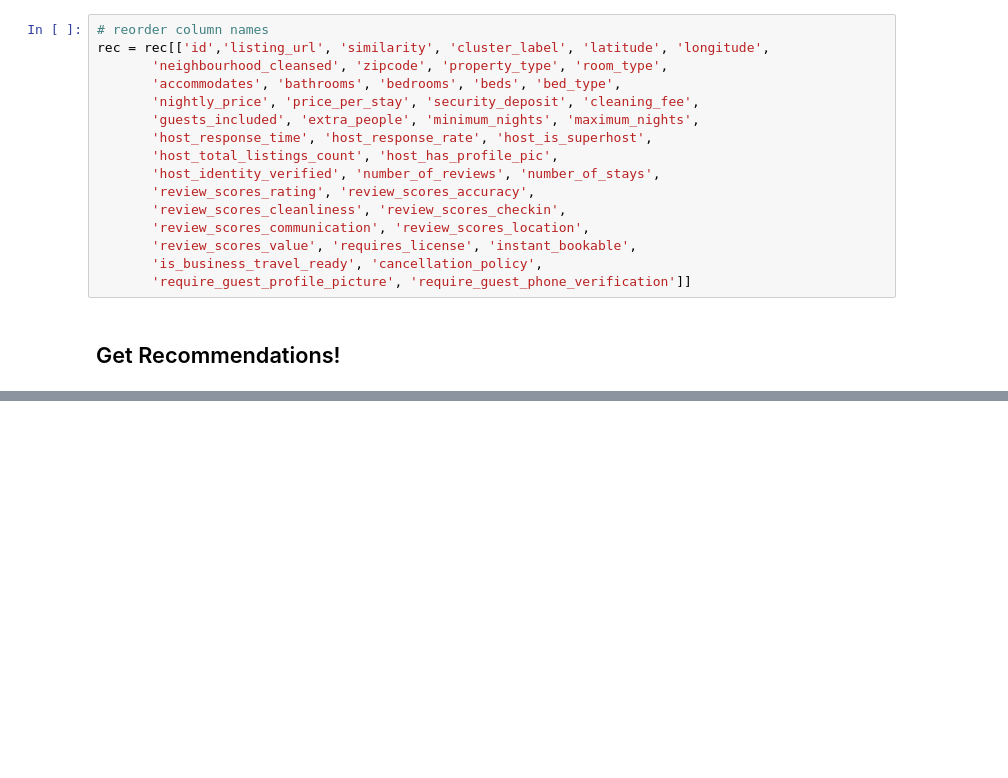
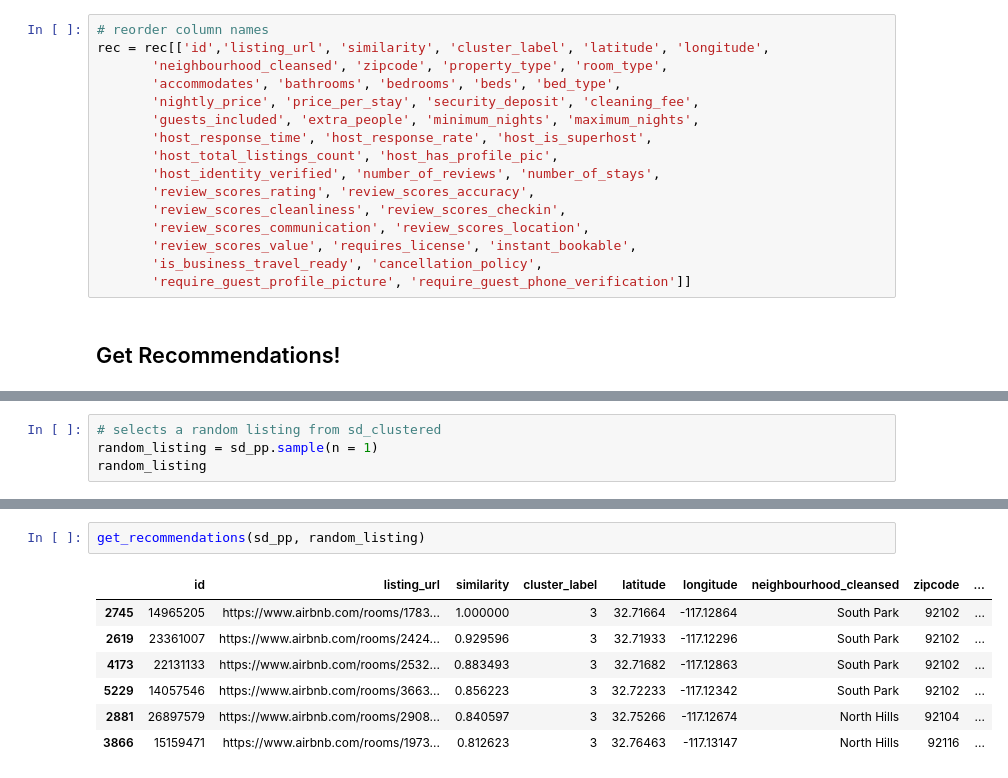
Before and after one commit to eric8395/airbnb_recommendations, a Jupyter notebook: Recommendations.ipynb, the cells around one changed output, grey strips where cells are left out. Cells and saved outputs as stored; diff of their text form; blank space fills up the shorter version.

Commit message:
completed recommendations function

```diff
--- a/Recommendations.ipynb
+++ b/Recommendations.ipynb
@@ -176,0 +168,4 @@ rec.sort_values(by = ['similarity'], ascending = False).head(6)
+# %%
+# selects a random listing from sd_clustered
+random_listing = sd_pp.sample(n = 1)
+random_listing
@@ -176,0 +219,10 @@ rec.sort_values(by = ['similarity'], ascending = False).head(6)
+# %%
+get_recommendations(sd_pp, random_listing)
+# %% [output]
+|  | id | listing_url | similarity | cluster_label | latitude | longitude | neighbourhood_cleansed | zipcode | ... |
+| 2745 | 14965205 | https://www.airbnb.com/rooms/1783... | 1.000000 | 3 | 32.71664 | -117.12864 | South Park | 92102 | ... |
+| 2619 | 23361007 | https://www.airbnb.com/rooms/2424... | 0.929596 | 3 | 32.71933 | -117.12296 | South Park | 92102 | ... |
+| 4173 | 22131133 | https://www.airbnb.com/rooms/2532... | 0.883493 | 3 | 32.71682 | -117.12863 | South Park | 92102 | ... |
+| 5229 | 14057546 | https://www.airbnb.com/rooms/3663... | 0.856223 | 3 | 32.72233 | -117.12342 | South Park | 92102 | ... |
+| 2881 | 26897579 | https://www.airbnb.com/rooms/2908... | 0.840597 | 3 | 32.75266 | -117.12674 | North Hills | 92104 | ... |
+| 3866 | 15159471 | https://www.airbnb.com/rooms/1973... | 0.812623 | 3 | 32.76463 | -117.13147 | North Hills | 92116 | ... |
```
Also changed, not shown: parts of 8 cells of this notebook.
